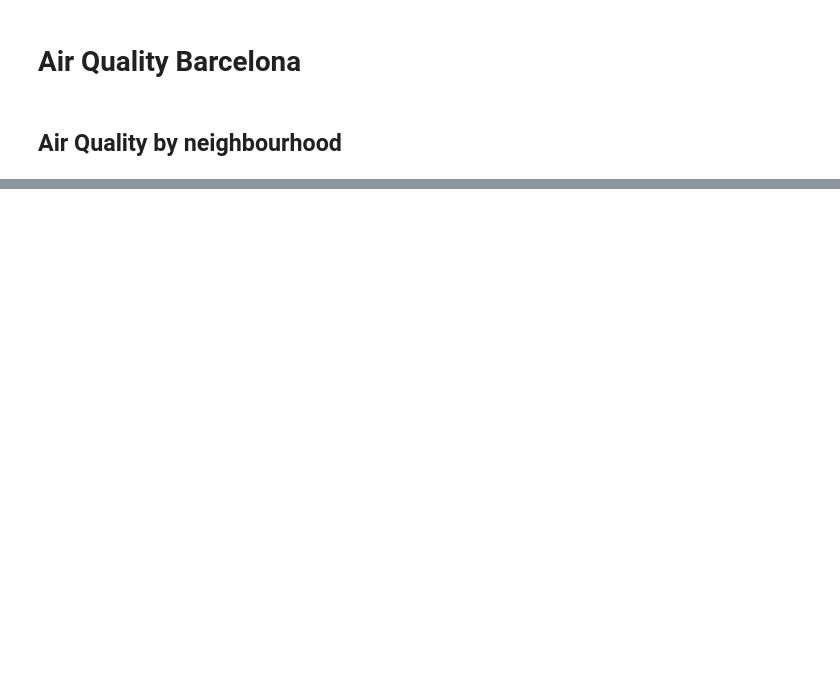
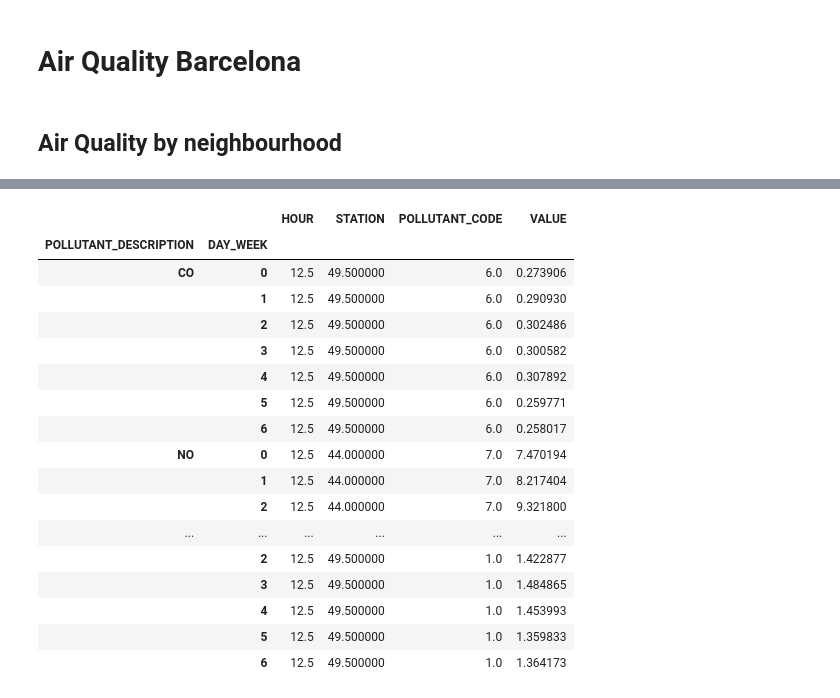
Before and after one commit to agomezsegura/Project-Week-2-Barcelona, a Jupyter notebook: your-project/air_quality.ipynb, the cells around one changed output, grey strips where cells are left out. Cells and saved outputs as stored; diff of their text form; code cells hidden in the pictures; blank space fills up the shorter version.

```diff
--- a/your-project/air_quality.ipynb
+++ b/your-project/air_quality.ipynb
@@ -71,0 +115,21 @@ jan_sep_2020.groupby(['DISTRICT_NAME','POLLUTANT_DESCRIPTION']).mean()
+# %%
+date_jan_sep_2020.groupby(['POLLUTANT_DESCRIPTION','DAY_WEEK']).mean()
+# %% [output]
+|  |  | HOUR | STATION | POLLUTANT_CODE | VALUE |
+| POLLUTANT_DESCRIPTION | DAY_WEEK |  |  |  |  |
+| CO | 0 | 12.5 | 49.500000 | 6.0 | 0.273906 |
+|  | 1 | 12.5 | 49.500000 | 6.0 | 0.290930 |
+|  | 2 | 12.5 | 49.500000 | 6.0 | 0.302486 |
+|  | 3 | 12.5 | 49.500000 | 6.0 | 0.300582 |
+|  | 4 | 12.5 | 49.500000 | 6.0 | 0.307892 |
+|  | 5 | 12.5 | 49.500000 | 6.0 | 0.259771 |
+|  | 6 | 12.5 | 49.500000 | 6.0 | 0.258017 |
+| NO | 0 | 12.5 | 44.000000 | 7.0 | 7.470194 |
+|  | 1 | 12.5 | 44.000000 | 7.0 | 8.217404 |
+|  | 2 | 12.5 | 44.000000 | 7.0 | 9.321800 |
+| ... | ... | ... | ... | ... | ... |
+|  | 2 | 12.5 | 49.500000 | 1.0 | 1.422877 |
+|  | 3 | 12.5 | 49.500000 | 1.0 | 1.484865 |
+|  | 4 | 12.5 | 49.500000 | 1.0 | 1.453993 |
+|  | 5 | 12.5 | 49.500000 | 1.0 | 1.359833 |
+|  | 6 | 12.5 | 49.500000 | 1.0 | 1.364173 |
```
Also changed, not shown: parts of 9 cells of this notebook.
